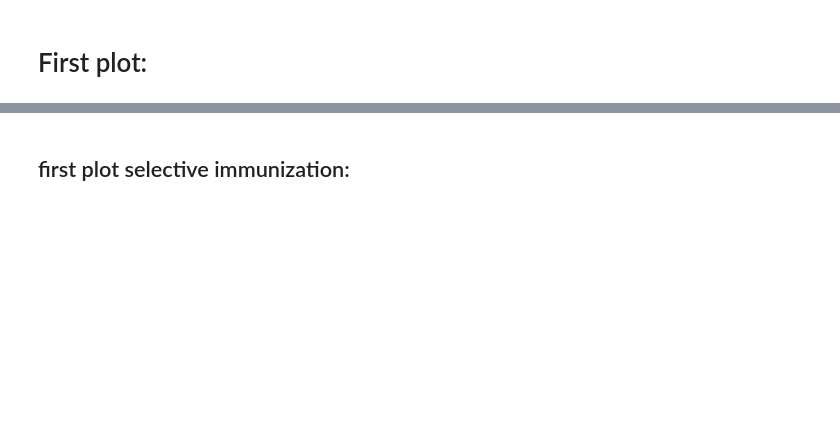
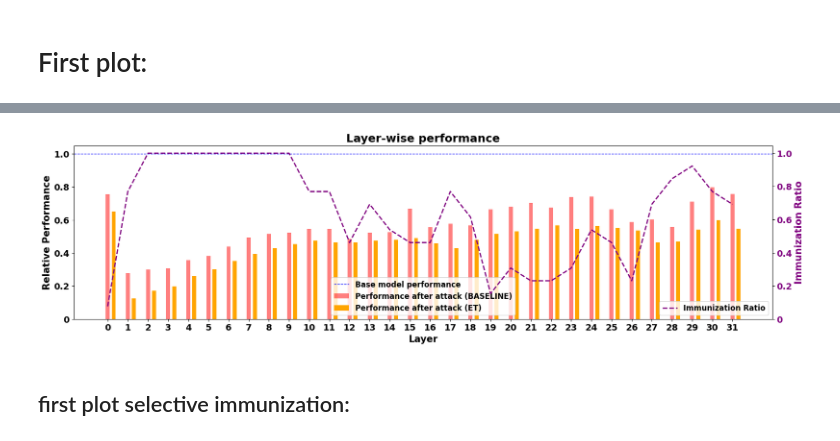
Before and after one commit to DISTA-HCAI/ET, a Jupyter notebook: aggregated plots.ipynb, the cells around one changed output, grey strips where cells are left out. Saved outputs shown, nothing was run; the diff lists cells and outputs as text; code cells hidden in the pictures; blank space fills up the shorter version.

Commit message:
benchmarking WIP

```diff
--- a/aggregated plots.ipynb
+++ b/aggregated plots.ipynb
@@ -211,3 +214,93 @@ plt.show()
+# %%
+import wandb
+
+api = wandb.Api()
+runs = api.runs("low_cost_toxification")  # Replace with your entity and project name
+
+baselines_imms = {}
+for run in runs:
+    if 'benchmark' in run.name:
+        candidate_df = run.history()
+        candidate_df['IMMUNIZING_LAYER'].ffill(inplace=True)
+        candidate_df = candidate_df[['IMMUNIZING_LAYER','Performance after attacks']].copy()
+        candidate_df.columns = ['layer', 'mean attack performance']
+        candidate_df = candidate_df.groupby('layer').max().reset_index()
+        candidate_df.fillna(min_relative_attack_perf, inplace=True)
+        baselines_imms[run.name] = candidate_df
+# %%
+fig, ax = plt.subplots(figsize=(20, 5))
+
+# Reference performance:
+ax.axhline(y=1,
+            color='blue',
+            alpha=0.8,
+            linestyle='dashed',
+            linewidth=1.0,
+            label='Base model performance')
+
+# Bar plot stuff:
+width = 0.2  # Width of each bar
+
+for baseline_name, baseline_df in baselines_imms.items():
+
+  # Mean performance after attacks: (Baseline track)
+  ax.bar(
+      x=baseline_ds['layer'],
+      height=baseline_ds['mean attack performance'],
+      width=width,
+      linestyle='-',
+      lw=2,
+      color='red',
+      alpha=0.5,
+      label=baseline_name)
+
+# Mean performance after attacks: (Baseline track)
+ax.bar(
+    x=imm_track_attack_perf.index + ((3*width)/2),
+    height=imm_track_attack_perf['attack performance'],
+    width=width,
+    linestyle='-',
+    lw=2,
+    color='orange',
+    alpha=1,
+    label='ET')
+
+
+# Customize ticks
+ax.set_xticks(ticks=grouped_defence_performance.index, labels=list(range(32)), fontsize=14, fontweight='bold')
+ax.set_yticks(ticks=[0,0.2,0.4,0.6,0.8,1.0], labels=[0,0.2,0.4,0.6,0.8,1.0], fontsize=14, fontweight='bold')
+
+ax.set_xlabel('Layer', fontdict=axis_font_dict)
+ax.set_ylabel('Relative Performance', fontdict=axis_font_dict)
+
+
+# Create secondary y-axis
+ax2 = ax.twinx()
+# which is for the immunization ratio
+ax2.plot(grouped_defence_performance['Immunization ratio'], linestyle='--', lw=2, color='purple', label='Immunization Ratio')
+# Customize ticks for the secondary y-axis
+ax2.set_yticks(ticks=[0,0.2,0.4,0.6,0.8,1.0], labels=[0,0.2,0.4,0.6,0.8,1.0], fontsize=14, fontweight='bold', color='purple')
+
+# Label for the secondary y-axis
+ax2.set_ylabel('Immunization Ratio', color='purple', fontdict=axis_font_dict)
+
+# Combine legends from both axes
+lines1, labels1 = ax.get_legend_handles_labels()
+lines2, labels2 = ax2.get_legend_handles_labels()
+
+ax.legend(lines1[:3],labels1[:3],
+          prop=legend_font_dict,
+           loc='lower center')
+
+ax2.legend(lines1[3:] + lines2, labels1[3:] + labels2,
+           prop=legend_font_dict,
+           loc='lower right')
+
+plt.title(f'Layer-wise performance', fontdict=title_font_dict)
+
+plt.show()
+# %% [output]
+[figure, added]
 # %% [markdown]
 ## first plot selective immunization:
 # %%
```
Also changed, not shown: parts of 11 cells of this notebook.
